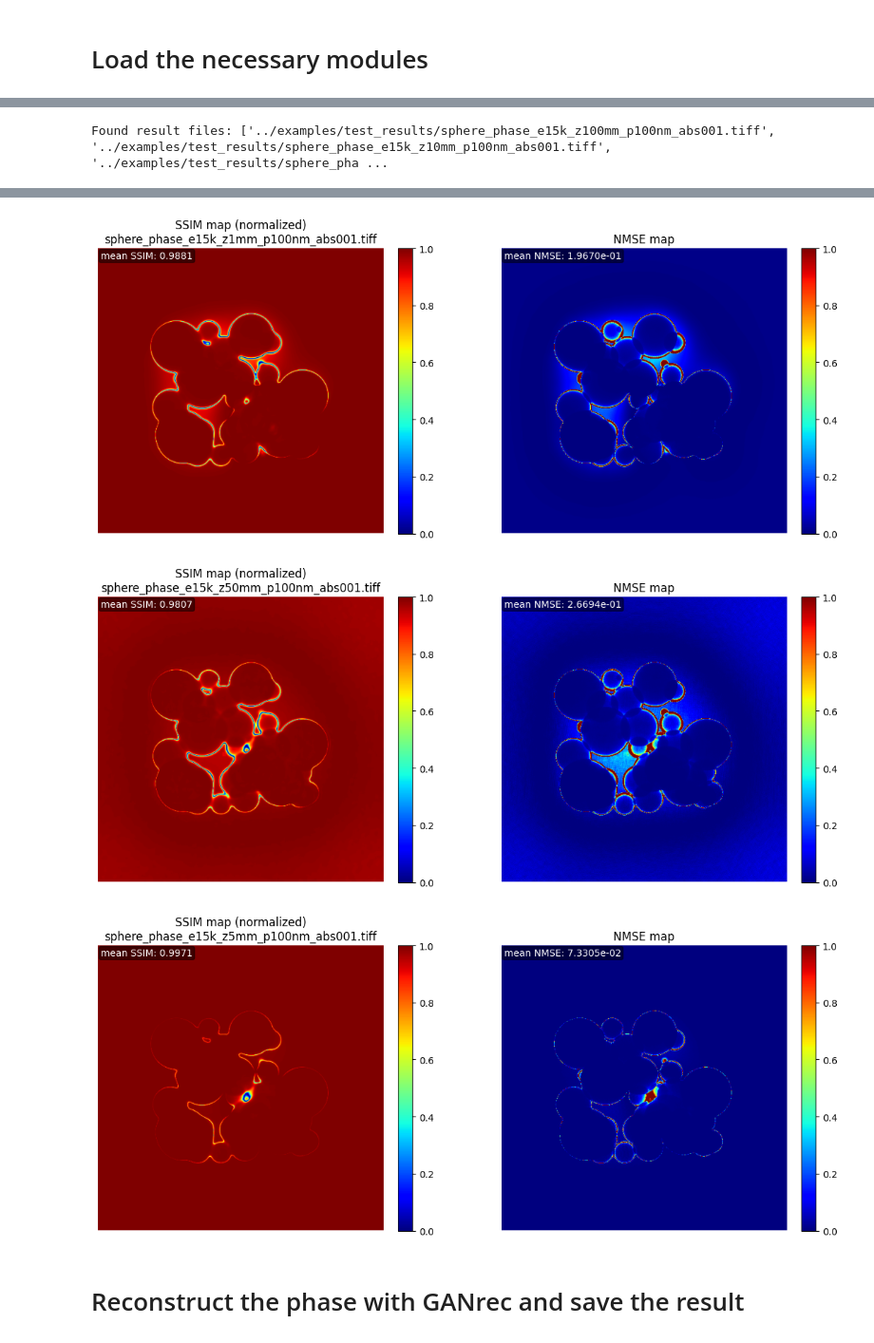
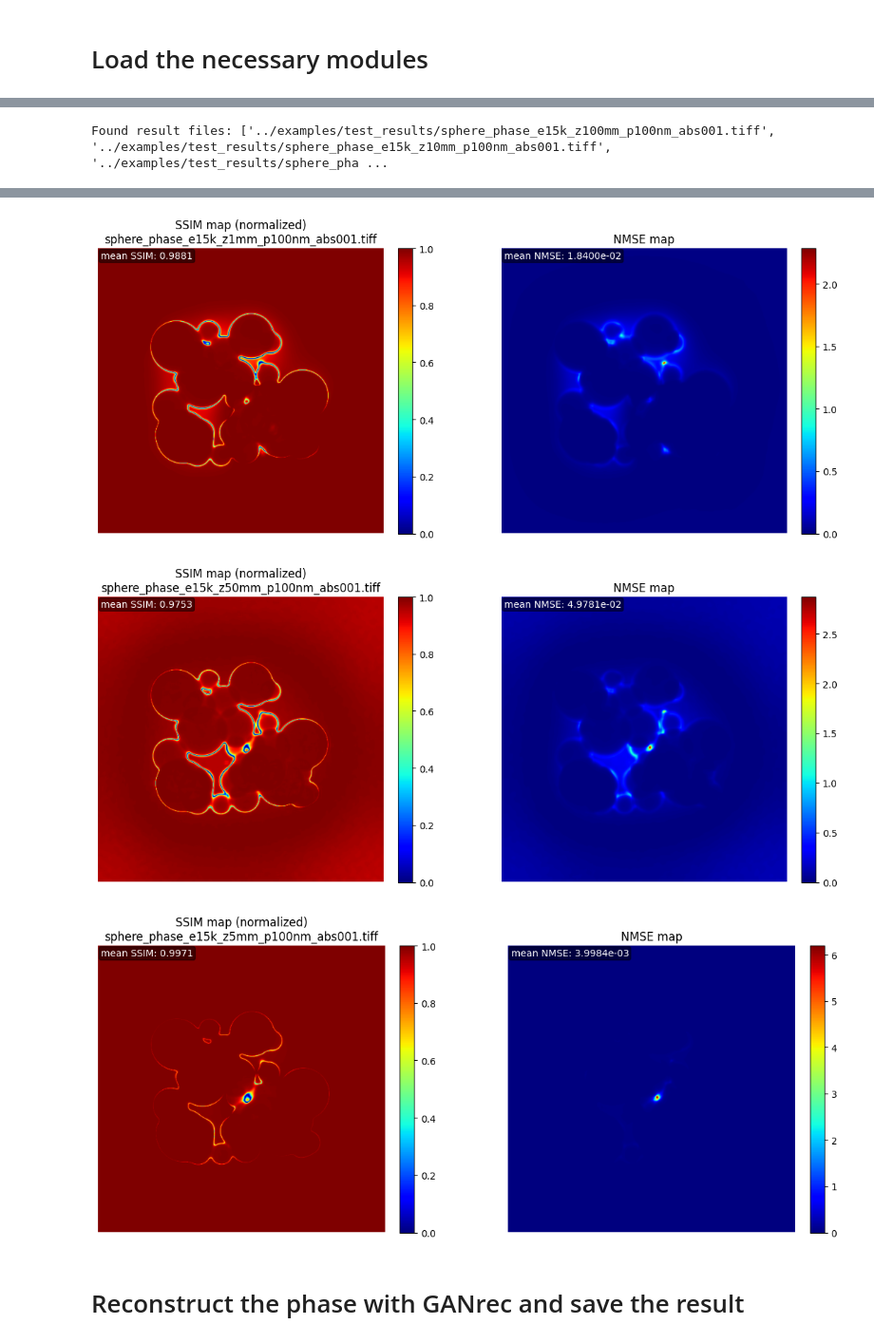
Before and after one commit to XYangXRay/selfphish, a Jupyter notebook: examples/holography_tf.ipynb, the cells around one changed output, grey strips where cells are left out. Shown at 95% size. Cells and saved outputs as stored; diff of their text form; code cells hidden in the pictures.

```diff
--- a/examples/holography_tf.ipynb
+++ b/examples/holography_tf.ipynb
@@ -46,6 +46,7 @@ tifffile.imwrite('./test_results/sphere_abs_e15k_z50mm_p100nm_abs001.tiff', abs)
 # %%
 import glob
 import numpy as np
+from scipy.ndimage import uniform_filter
 from skimage.metrics import structural_similarity as ssim
 
 # Find all sphere_phase* files in test_results
@@ -53,6 +54,28 @@ img_f = tifffile.imread('../examples/test_data/phase_sphere.tiff')
 result_files = sorted(glob.glob('../examples/test_results/sphere_phase*.tiff'))
 print('Found result files:', result_files)
 
+
+def compute_local_nmse(x_recon, x_true, window_size=9):
+    """
+    Compute a 2D map of local NMSE using a sliding window.
+
+    Parameters:
+        x_recon (ndarray): Reconstructed image
+        x_true (ndarray): Ground truth image
+        window_size (int): Size of the local window (must be odd)
+
+    Returns:
+        ndarray: 2D NMSE map
+    """
+    eps = 1e-10  # to avoid division by zero
+    sq_error = (x_recon - x_true) ** 2
+    sq_true = x_true ** 2
+
+    local_mse = uniform_filter(sq_error, size=window_size, mode='reflect')
+    local_energy = uniform_filter(sq_true, size=window_size, mode='reflect')
+
+    nmse_map = local_mse / (local_energy )
+    return nmse_map
 ssim_maps = []
 nmse_maps = []
 ssim_means = []
@@ -67,11 +90,11 @@ for f in result_files:
     # Compute SSIM map
     ssim_val, ssim_map = ssim(img_f, img_r, data_range=img_f.max()-img_f.min(), full=True)
     # Normalize SSIM map to [0, 1]
-    ssim_map_norm = (ssim_map - ssim_map.min()) / (ssim_map.max() - ssim_map.min() + 1e-8)
+    ssim_map_norm = (ssim_map - ssim_map.min()) / (ssim_map.max() - ssim_map.min())
     ssim_maps.append(ssim_map_norm)
     ssim_means.append(np.mean(ssim_map_norm))
     # Compute NMSE map
-    nmse_map = (img_f - img_r) ** 2 / (np.abs(img_f) + 1e-8) ** 2
+    nmse_map = compute_local_nmse(img_r, img_f)
     nmse_maps.append(nmse_map)
     nmse_means.append(np.mean(nmse_map))
 
@@ -86,7 +109,7 @@ for i, f in enumerate(result_files):
     plt.colorbar(im0, ax=axs[0], fraction=0.046, pad=0.04)
     # Add mean SSIM value at bottom left
     axs[0].text(0.01, 0.99, f"mean SSIM: {ssim_means[i]:.4f}", color='white', fontsize=10, ha='left', va='top', transform=axs[0].transAxes, bbox=dict(facecolor='black', alpha=0.5, boxstyle='round,pad=0.2'))
-    im1 = axs[1].imshow(nmse_maps[i], cmap='jet', vmin=0, vmax=1)
+    im1 = axs[1].imshow(nmse_maps[i], cmap='jet', vmin=0, vmax=nmse_maps[i].max())
     axs[1].set_title('NMSE map')
     axs[1].axis('off')
     plt.colorbar(im1, ax=axs[1], fraction=0.046, pad=0.04)
@@ -101,6 +124,6 @@ Found result files: ['../examples/test_results/sphere_phase_e15k_z100mm_p100nm_a
-[figure, old version]
+[figure, new version]
-[figure, old version]
+[figure, new version]
-[figure, old version]
+[figure, new version]
 # %% [markdown]
 # Reconstruct the phase with GANrec and save the result
 # %%
```
Also changed, not shown: parts of 3 cells of this notebook, 2 other files.
